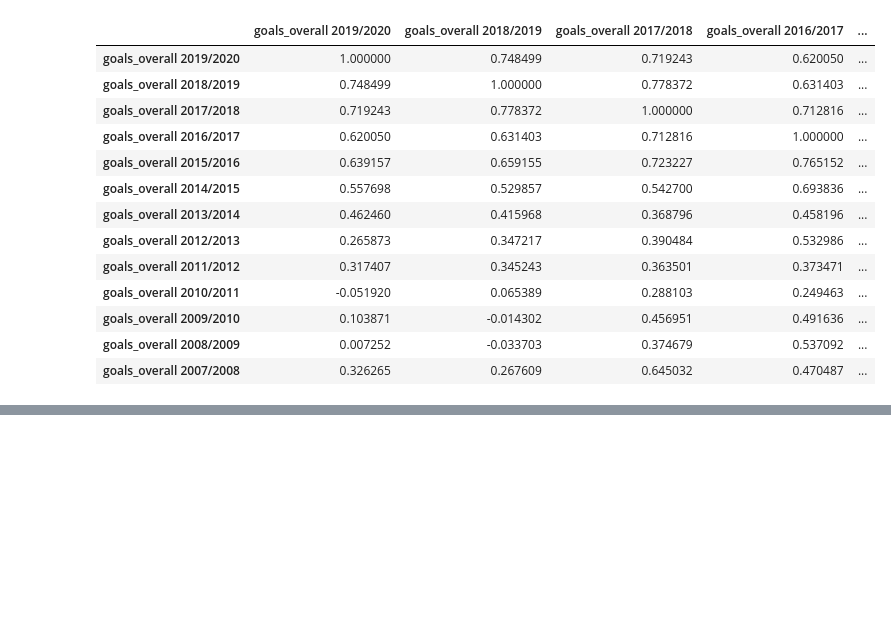
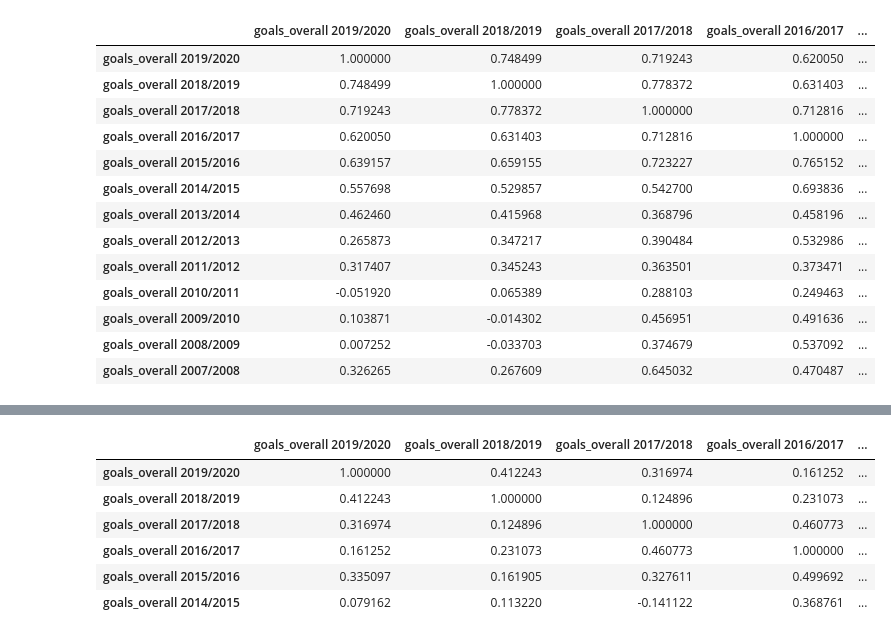
Before and after one commit to dariusdr95/Is_football_luck, a Jupyter notebook: Premier league Player Goal Scoring Correlations.ipynb, the cells around one changed output, grey strips where cells are left out. Cells and saved outputs as stored; diff of their text form; code cells hidden in the pictures; blank space fills up the shorter version.

```diff
--- a/Premier league Player Goal Scoring Correlations.ipynb
+++ b/Premier league Player Goal Scoring Correlations.ipynb
@@ -209,0 +213,15 @@ array(['Forward', 'Defender', 'Midfielder', 'Goalkeeper', nan],
+# %%
+### [Defenders ONLY] Basic correlation matrix
+### Combines goals scored in each year to every other year
+
+strikers_combined_df=combined_df[combined_df["position 2019/2020"]== "Defender"]
+combined_goals=strikers_combined_df[["goals_overall 2019/2020", "goals_overall 2018/2019","goals_overall 2017/2018","goals_overall 2016/2017","goals_overall 2015/2016","goals_overall 2014/2015"]]
+combined_goals.corr()
+# %% [output]
+|  | goals_overall 2019/2020 | goals_overall 2018/2019 | goals_overall 2017/2018 | goals_overall 2016/2017 | ... |
+| goals_overall 2019/2020 | 1.000000 | 0.412243 | 0.316974 | 0.161252 | ... |
+| goals_overall 2018/2019 | 0.412243 | 1.000000 | 0.124896 | 0.231073 | ... |
+| goals_overall 2017/2018 | 0.316974 | 0.124896 | 1.000000 | 0.460773 | ... |
+| goals_overall 2016/2017 | 0.161252 | 0.231073 | 0.460773 | 1.000000 | ... |
+| goals_overall 2015/2016 | 0.335097 | 0.161905 | 0.327611 | 0.499692 | ... |
+| goals_overall 2014/2015 | 0.079162 | 0.113220 | -0.141122 | 0.368761 | ... |
```
Also changed, not shown: parts of 3 cells of this notebook.
